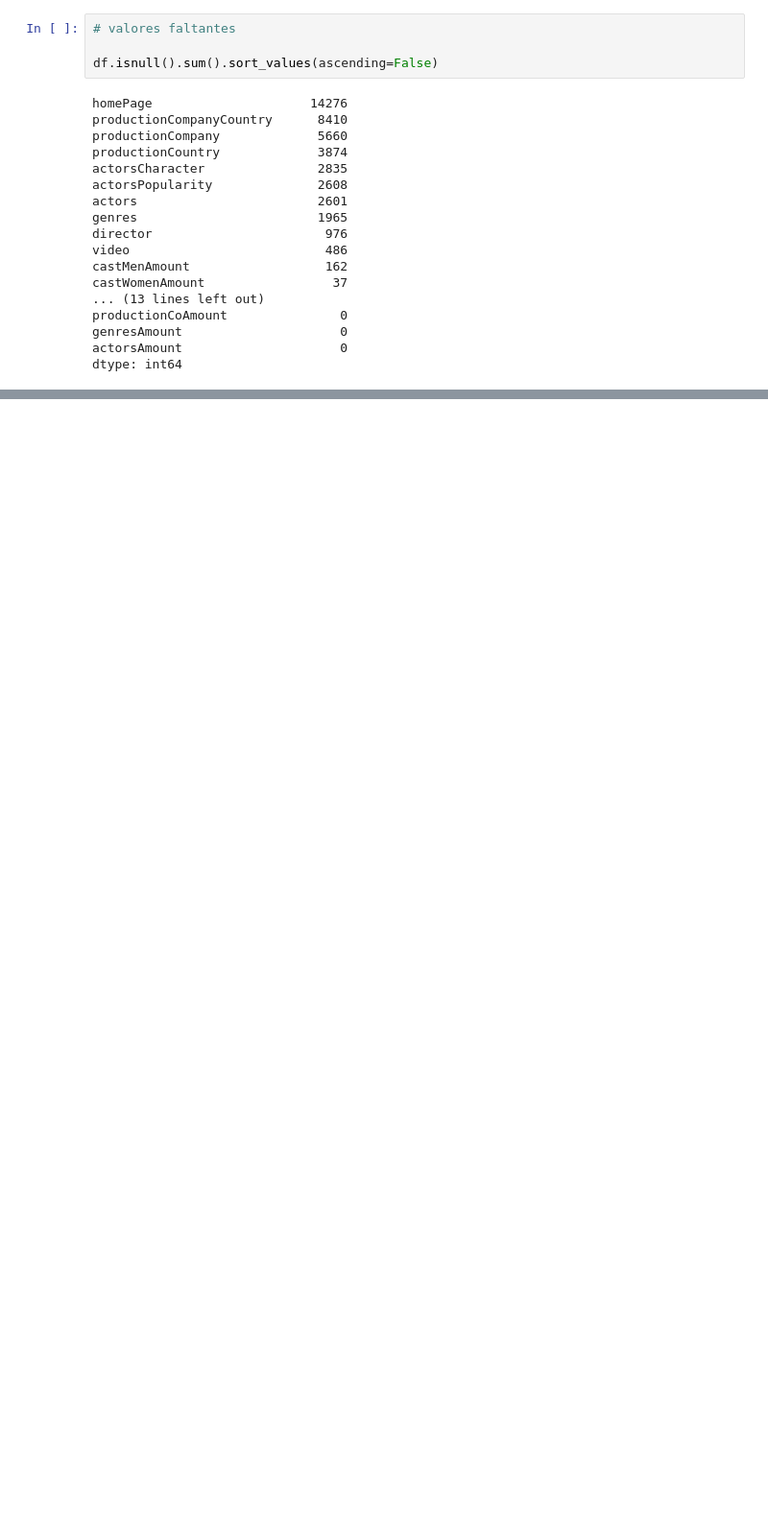
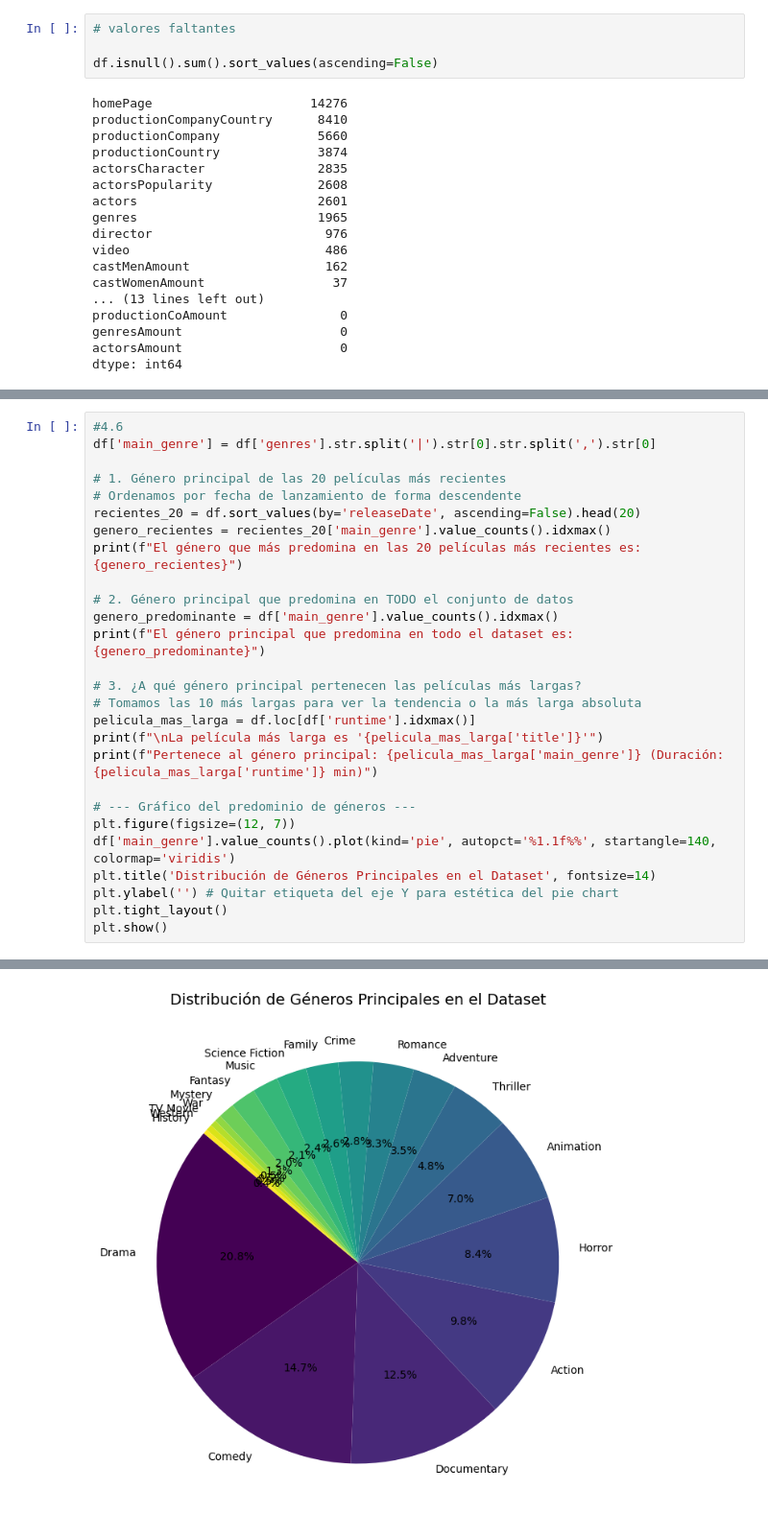
Before and after one commit to Branuvg/lab1_mineria, a Jupyter notebook: lab1.ipynb, the cells around one changed output, grey strips where cells are left out. Shown at 96% size. Cells and saved outputs as stored; diff of their text form; blank space fills up the shorter version.

```diff
--- a/lab1.ipynb
+++ b/lab1.ipynb
@@ -91,0 +183,28 @@ dtype: int64
+# %%
+#4.6
+df['main_genre'] = df['genres'].str.split('|').str[0].str.split(',').str[0]
+
+# 1. Género principal de las 20 películas más recientes
+# Ordenamos por fecha de lanzamiento de forma descendente
+recientes_20 = df.sort_values(by='releaseDate', ascending=False).head(20)
+genero_recientes = recientes_20['main_genre'].value_counts().idxmax()
+print(f"El género que más predomina en las 20 películas más recientes es: {genero_recientes}")
+
+# 2. Género principal que predomina en TODO el conjunto de datos
+genero_predominante = df['main_genre'].value_counts().idxmax()
+print(f"El género principal que predomina en todo el dataset es: {genero_predominante}")
+
+# 3. ¿A qué género principal pertenecen las películas más largas?
+# Tomamos las 10 más largas para ver la tendencia o la más larga absoluta
+pelicula_mas_larga = df.loc[df['runtime'].idxmax()]
+print(f"\nLa película más larga es '{pelicula_mas_larga['title']}'")
+print(f"Pertenece al género principal: {pelicula_mas_larga['main_genre']} (Duración: {pelicula_mas_larga['runtime']} min)")
+
+# --- Gráfico del predominio de géneros ---
+plt.figure(figsize=(12, 7))
+df['main_genre'].value_counts().plot(kind='pie', autopct='%1.1f%%', startangle=140, colormap='viridis')
+plt.title('Distribución de Géneros Principales en el Dataset', fontsize=14)
+plt.ylabel('') # Quitar etiqueta del eje Y para estética del pie chart
+plt.tight_layout()
+plt.show()
+# %% [output]
@@ -91,0 +216 @@ dtype: int64
+[figure, added]
```
Also changed, not shown: parts of 8 cells of this notebook.
